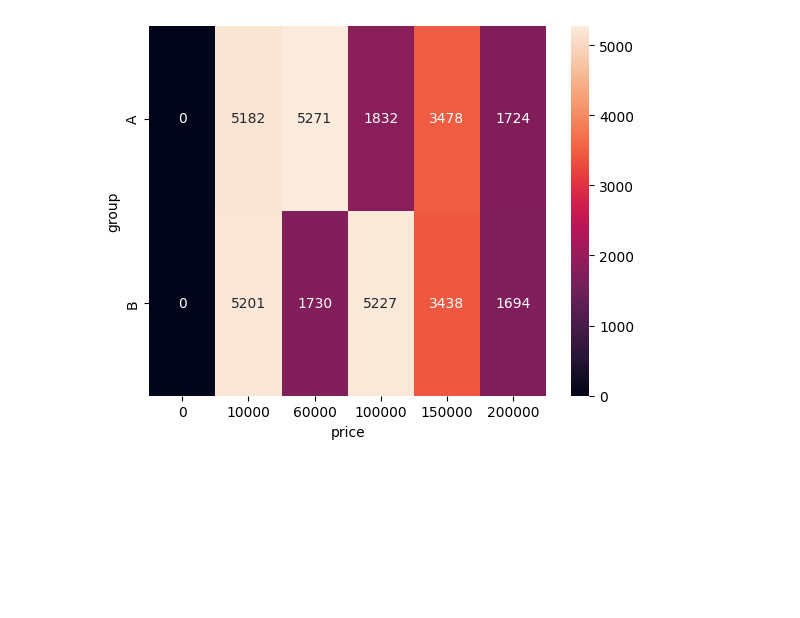
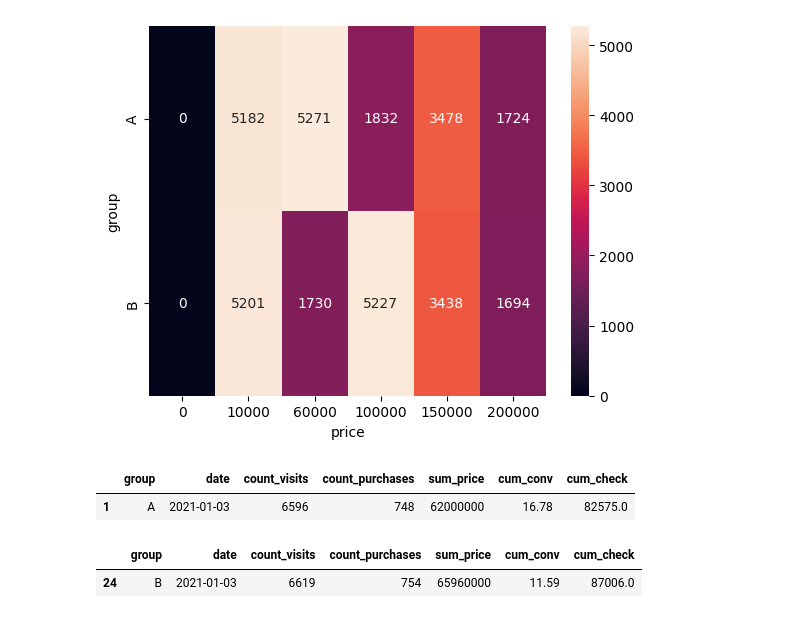
Before and after one commit to AlexeyLukovnikov/sf_data_science, a Jupyter notebook: EDA-5/task7.ipynb, the cells around one changed output. Cells and saved outputs as stored; diff of their text form; code cells hidden in the pictures; blank space fills up the shorter version.

```diff
--- a/EDA-5/task7.ipynb
+++ b/EDA-5/task7.ipynb
@@ -86,3 +93,37 @@ sns.heatmap(updated_data.groupby(['group', 'price'],
 # %% [output]
 <AxesSubplot: xlabel='price', ylabel='group'>
 [figure]
+# %%
+import warnings
+warnings.filterwarnings('ignore')
+
+data_2 = updated_data.groupby(by=['group', 'date'], as_index=False).agg(group_cols).sort_values('date', ascending=True)
+
+data_2.rename(columns={'user_id': 'count_visits', 'purchase': 'count_purchases', 'price': 'sum_price'}, inplace=True)
+
+daily_data_a = data_2[data_2['group'] == 'A']
+daily_data_b = data_2[data_2['group'] == 'B']
+
+# daily_data_a.loc[:, 'cum_conv'] = daily_data_a['count_purchases'].cumsum() / daily_data_a['count_visits'].cumsum()
+# daily_data_a.loc[:, 'cum_check'] = daily_data_a['sum_price'].cumsum() / daily_data_a['count_purchases'].cumsum()
+# daily_data_b.loc[:, 'cum_conv'] = daily_data_b['count_purchases'].cumsum() / daily_data_b['count_visits'].cumsum()
+# daily_data_b.loc[:, 'cum_check'] = daily_data_b['sum_price'].cumsum() / daily_data_b['count_purchases'].cumsum()
+
+daily_data_a.loc[:, 'cum_conv'] = round(daily_data_a['count_purchases'].cumsum() / daily_data_a['count_visits'] * 100, 2)
+daily_data_a.loc[:, 'cum_check'] = round(daily_data_a['sum_price'].cumsum() / daily_data_a['count_purchases'].cumsum())
+daily_data_b.loc[:, 'cum_conv'] = round(daily_data_b['count_purchases'].cumsum() / daily_data_b['count_visits'].cumsum() * 100, 2)
+daily_data_b.loc[:, 'cum_check'] = round(daily_data_b['sum_price'].cumsum() / daily_data_b['count_purchases'].cumsum())
+
+# daily_data_a.loc[:, 'cum_conv'] = (daily_data_a['count_purchases'] / daily_data_a['count_visits']).cumsum()
+# daily_data_a.loc[:, 'cum_check'] = (daily_data_a['sum_price'] / daily_data_a['count_purchases']).cumsum()
+# daily_data_b.loc[:, 'cum_conv'] = (daily_data_b['count_purchases'] / daily_data_b['count_visits']).cumsum()
+# daily_data_b.loc[:, 'cum_check'] = (daily_data_b['sum_price'] / daily_data_b['count_purchases']).cumsum()
+
+
+display(daily_data_a[daily_data_a['date'] == '2021-01-03'].head())
+display(daily_data_b[daily_data_b['date'] == '2021-01-03'].head())
+# %% [output]
+|  | group | date | count_visits | count_purchases | sum_price | cum_conv | cum_check |
+| 1 | A | 2021-01-03 | 6596 | 748 | 62000000 | 16.78 | 82575.0 |
+|  | group | date | count_visits | count_purchases | sum_price | cum_conv | cum_check |
+| 24 | B | 2021-01-03 | 6619 | 754 | 65960000 | 11.59 | 87006.0 |
```
Also changed, not shown: parts of 7 cells of this notebook.
